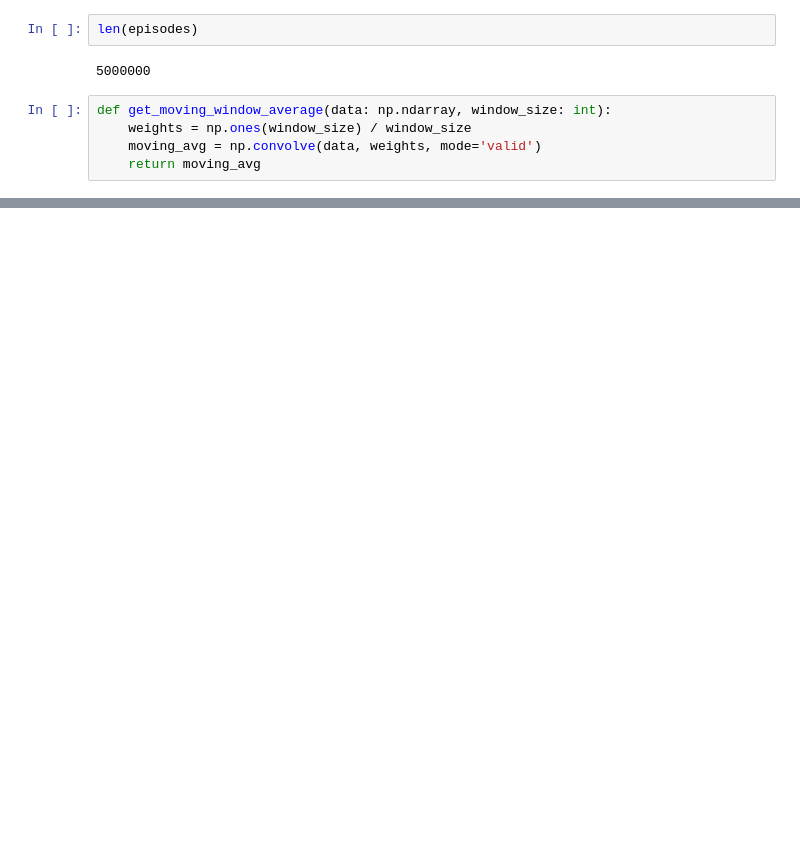
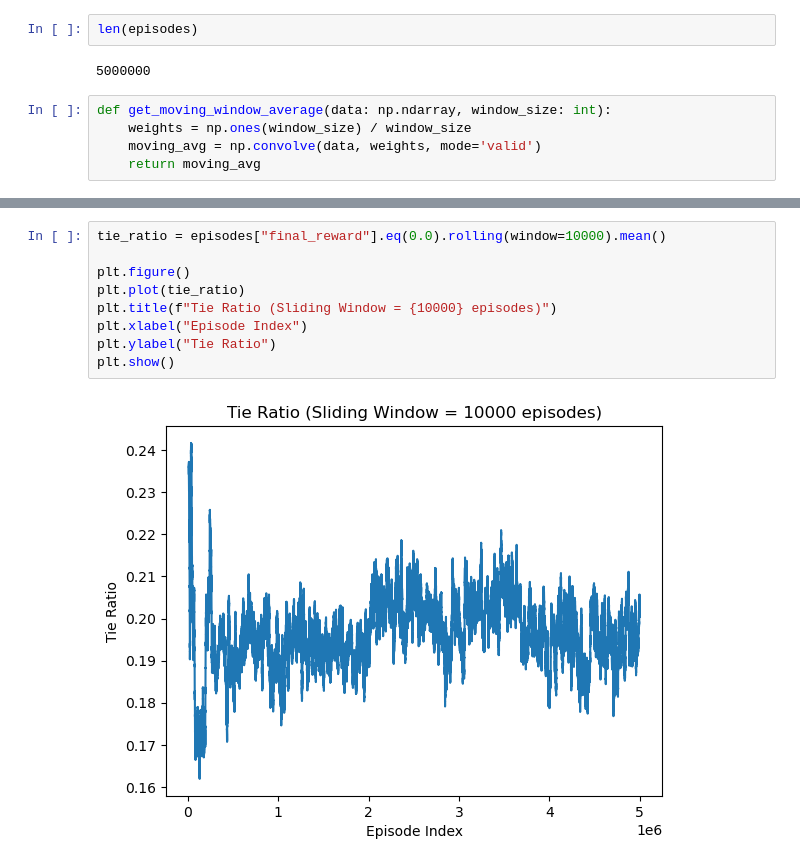
Before and after one commit to jamesGadoury/tic-tac-toe-ui, a Jupyter notebook: tic-tac-toe-rl/training_analysis.ipynb, the cells around one changed output, grey strips where cells are left out. Drawn from its saved outputs; the diff is of its cells as text; blank space fills up the shorter version.

```diff
--- a/tic-tac-toe-rl/training_analysis.ipynb
+++ b/tic-tac-toe-rl/training_analysis.ipynb
@@ -98,0 +134,11 @@ def get_moving_window_average(data: np.ndarray, window_size: int):
+# %%
+tie_ratio = episodes["final_reward"].eq(0.0).rolling(window=10000).mean()
+
+plt.figure()
+plt.plot(tie_ratio)
+plt.title(f"Tie Ratio (Sliding Window = {10000} episodes)")
+plt.xlabel("Episode Index")
+plt.ylabel("Tie Ratio")
+plt.show()
+# %% [output]
+[figure, added]
```
Also changed, not shown: parts of 10 cells of this notebook.
